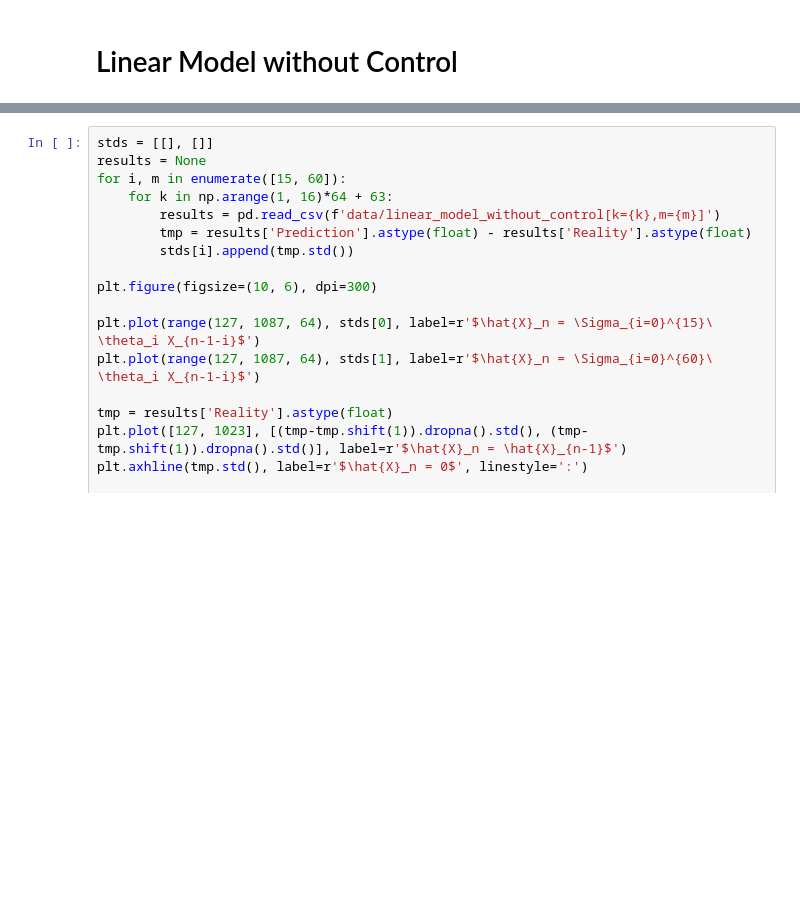
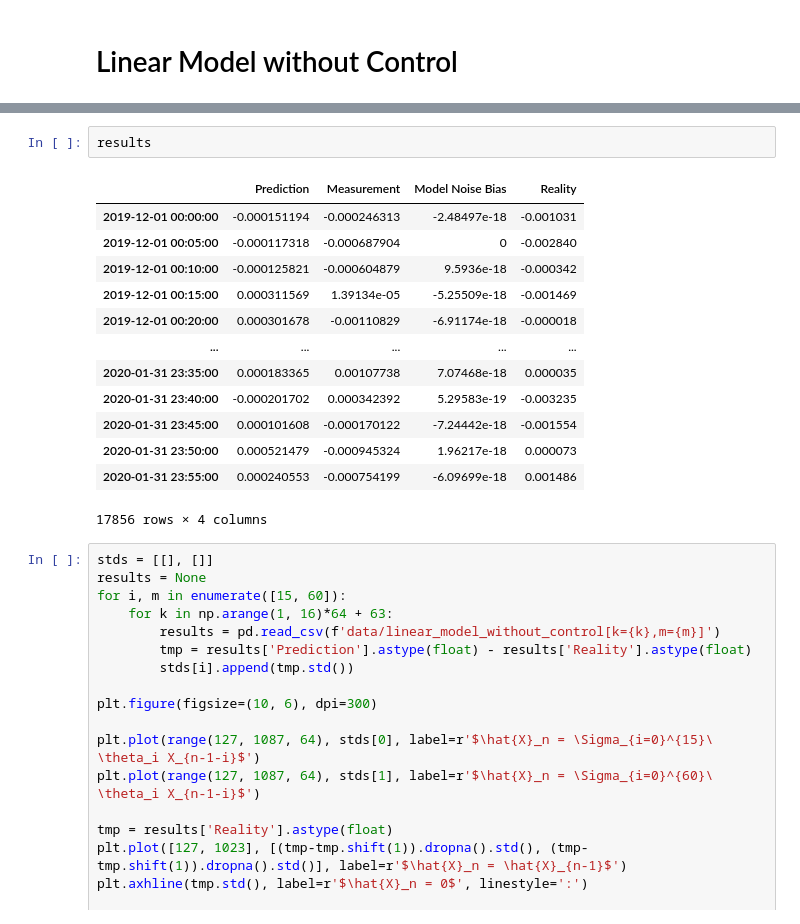
Before and after one commit to MohsenGhodrati/cvx_project_Kalman_Filter, a Jupyter notebook: Experiments.ipynb, the cells around one changed output, grey strips where cells are left out. Drawn from its saved outputs; the diff is of its cells as text; blank space fills up the shorter version.

```diff
--- a/Experiments.ipynb
+++ b/Experiments.ipynb
@@ -118,3 +124,19 @@ df
+# %%
+results
+# %% [output]
+|  | Prediction | Measurement | Model Noise Bias | Reality |
+| 2019-12-01 00:00:00 | -0.000151194 | -0.000246313 | -2.48497e-18 | -0.001031 |
+| 2019-12-01 00:05:00 | -0.000117318 | -0.000687904 | 0 | -0.002840 |
+| 2019-12-01 00:10:00 | -0.000125821 | -0.000604879 | 9.5936e-18 | -0.000342 |
+| 2019-12-01 00:15:00 | 0.000311569 | 1.39134e-05 | -5.25509e-18 | -0.001469 |
+| 2019-12-01 00:20:00 | 0.000301678 | -0.00110829 | -6.91174e-18 | -0.000018 |
+| ... | ... | ... | ... | ... |
+| 2020-01-31 23:35:00 | 0.000183365 | 0.00107738 | 7.07468e-18 | 0.000035 |
+| 2020-01-31 23:40:00 | -0.000201702 | 0.000342392 | 5.29583e-19 | -0.003235 |
+| 2020-01-31 23:45:00 | 0.000101608 | -0.000170122 | -7.24442e-18 | -0.001554 |
+| 2020-01-31 23:50:00 | 0.000521479 | -0.000945324 | 1.96217e-18 | 0.000073 |
+| 2020-01-31 23:55:00 | 0.000240553 | -0.000754199 | -6.09699e-18 | 0.001486 |
+17856 rows × 4 columns
 # %%
 stds = [[], []]
 results = None
```
Also changed, not shown: parts of 6 cells of this notebook, 25 other files.
